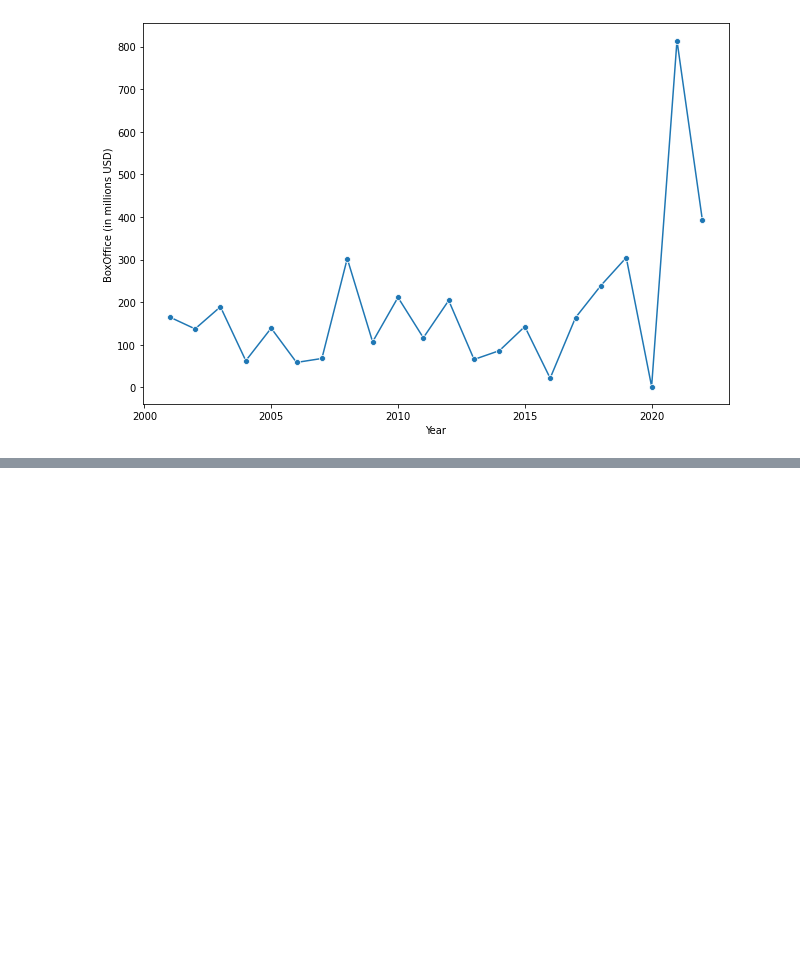
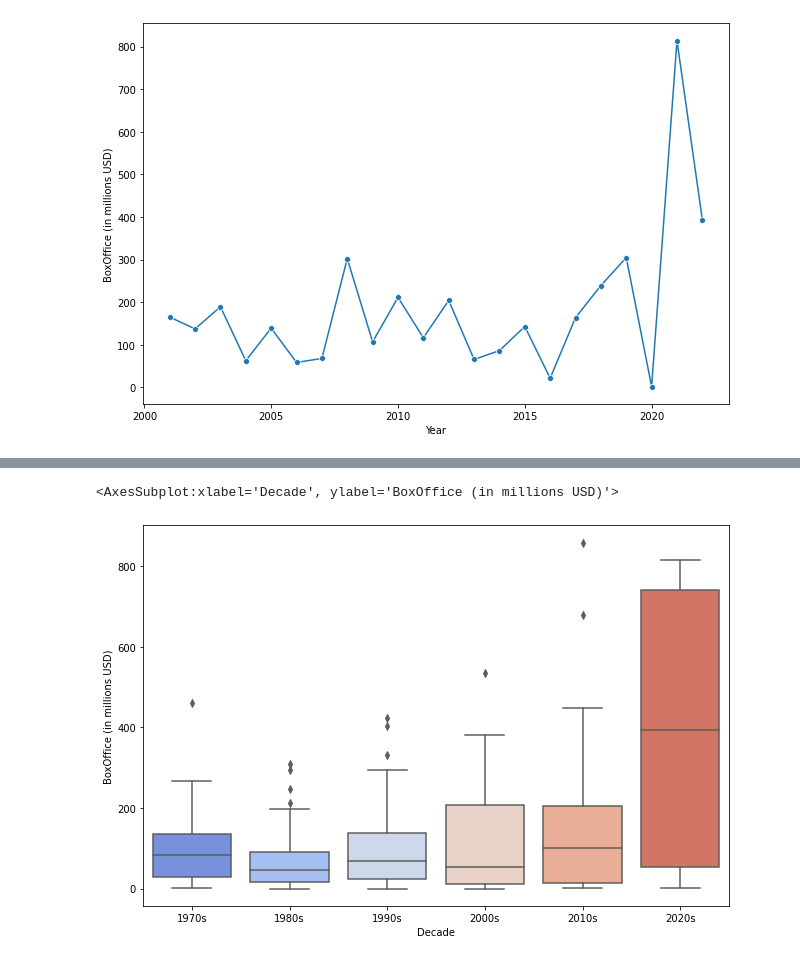
Before and after one commit to tdmarkham00/imdb-top250, a Jupyter notebook: EDA.ipynb, the cells around one changed output, grey strips where cells are left out. Drawn from its saved outputs; the diff is of its cells as text; code cells hidden in the pictures; blank space fills up the shorter version.

```diff
--- a/EDA.ipynb
+++ b/EDA.ipynb
@@ -31,6 +31,23 @@ top250['BoxOffice'] = round(top250['BoxOffice'] * .000001)
 
 top250['Runtime'] = top250['Runtime'].str.extractall('(\d+)').unstack()[0][0].astype(int)
 top250.rename({'Runtime' : 'Runtime (in minutes)', 'BoxOffice': 'BoxOffice (in millions USD)'}, axis=1, inplace=True)
+
+conditions = [
+    (top250['Year'] >= 1920) & (top250['Year'] < 1930),
+    (top250['Year'] >= 1930) & (top250['Year'] < 1940),
+    (top250['Year'] >= 1940) & (top250['Year'] < 1950),
+    (top250['Year'] >= 1950) & (top250['Year'] < 1960),
+    (top250['Year'] >= 1960) & (top250['Year'] < 1970),
+    (top250['Year'] >= 1970) & (top250['Year'] < 1980),
+    (top250['Year'] >= 1980) & (top250['Year'] < 1990),
+    (top250['Year'] >= 1990) & (top250['Year'] < 2000),
+    (top250['Year'] >= 2000) & (top250['Year'] < 2010),
+    (top250['Year'] >= 2010) & (top250['Year'] < 2020),
+    top250['Year'] >= 2020
+]
+
+values = ['1920s', '1930s', '1940s', '1950s', '1960s', '1970s', '1980s', '1990s', '2000s', '2010s', '2020s']
+top250['Decade'] = np.select(conditions, values)
 # %%
 plt.figure(figsize=(10,6))
 sns.heatmap(top250.corr(), cmap=sns.diverging_palette(220, 20, as_cmap=True), annot=True)
@@ -73,0 +75,9 @@ top250.sort_values(by='BoxOffice (in millions USD)', ascending=False)
+# %%
+plt.figure(figsize=(10.5,7))
+sns.boxplot(x='Decade', y='BoxOffice (in millions USD)',
+data=top250.loc[top250['Decade'].isin(top250.groupby('Decade').mean().sort_values(by='BoxOffice (in millions USD)', ascending=False).head(6).reset_index()['Decade'])],
+order=['1970s', '1980s', '1990s', '2000s', '2010s', '2020s'],
+palette='coolwarm')
+# %% [output]
+<AxesSubplot:xlabel='Decade', ylabel='BoxOffice (in millions USD)'>
+[figure, added]
```
Also changed, not shown: parts of 3 cells of this notebook.
